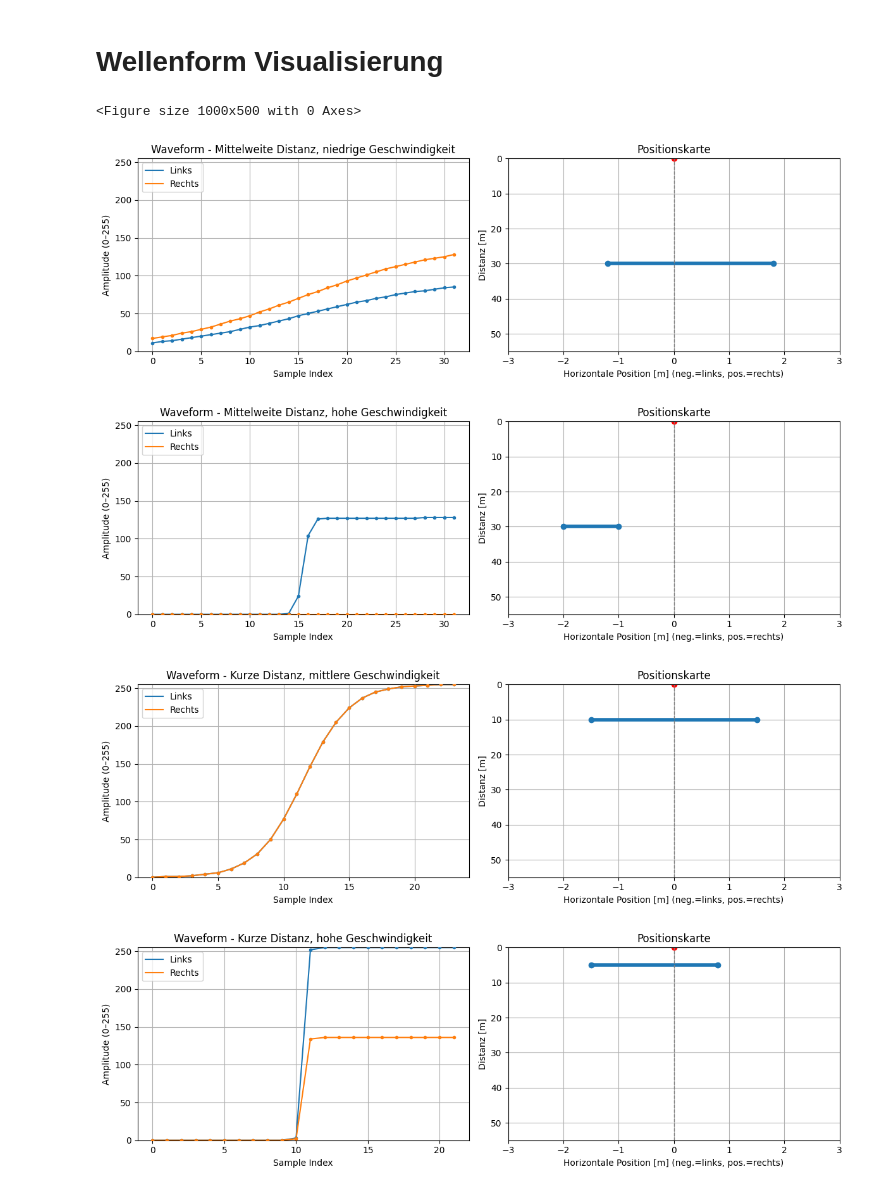
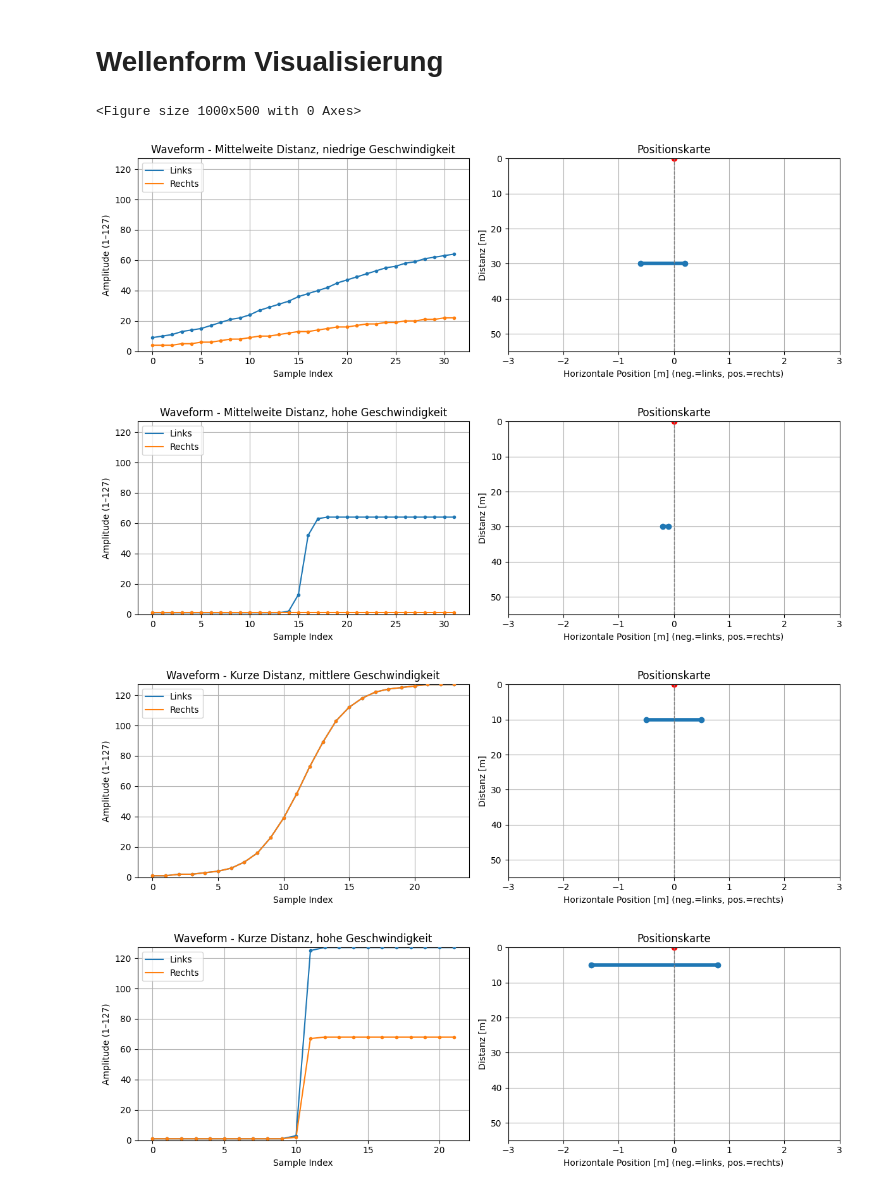
Before and after one commit to Fahradar/waveform, a Jupyter notebook: waveform_visualization.ipynb, the cells around one changed output. Saved outputs shown, nothing was run; the diff lists cells and outputs as text; code cells hidden in the pictures.

```diff
--- a/waveform_visualization.ipynb
+++ b/waveform_visualization.ipynb
@@ -76,11 +76,11 @@ def generate_waveform(x, y, speed):
 
     # Normalize to full 255 amplitude if y is close
     scaling = clampf((50.0 - y_clamped) / (50.0 - 10.0), 0.0, 1.0)
-    scale_255 = 255.0 * scaling / max_val
+    scale = 126 * scaling / max_val
 
     # Scale this shit
-    left_samples = [int(v * scale_255 + 0.5) for v in left_raw]
-    right_samples = [int(v * scale_255 + 0.5) for v in right_raw]
+    left_samples = [int(v * scale + 1.0 + 0.5) for v in left_raw]
+    right_samples = [int(v * scale + 1.0 + 0.5) for v in right_raw]
 
     return t_values, left_samples, right_samples
 
@@ -105,40 +105,40 @@ def plot_waveform_and_map(x, y, speed, label=None):
 
     sample_indices = list(range(len(t)))
 
     fig, axs = plt.subplots(1, 2, figsize=(12, 4))
 
     # Waveform plot
     axs[0].plot(sample_indices, left, label="Links")
     axs[0].plot(sample_indices, right, label="Rechts")
 
     # Add red 'x' markers at each sample
     axs[0].scatter(sample_indices, left, marker='.', zorder=3)
     axs[0].scatter(sample_indices, right, marker='.', zorder=3)
 
     axs[0].set_title(f"Waveform - {label or ''}")
     axs[0].set_xlabel("Sample Index")
-    axs[0].set_ylabel("Amplitude (0–255)")
+    axs[0].set_ylabel("Amplitude (1–127)")
     axs[0].legend()
-    axs[0].set_ylim(0, 255)
+    axs[0].set_ylim(0, 127)
     axs[0].grid(True)
     if label:
         axs[0].legend(loc="upper left")
 
     plot_map_view(axs[1], x, y, label=label)
 
     plt.tight_layout()
     plt.show()
 
 plt.figure(figsize=(10, 5))
 
-plot_waveform_and_map(x=[-1.2, 1.8], y=30, speed=10, label="Mittelweite Distanz, niedrige Geschwindigkeit")
-plot_waveform_and_map(x=[-2, -1], y=30, speed=50, label="Mittelweite Distanz, hohe Geschwindigkeit")
-plot_waveform_and_map(x=[-1.5, 1.5], y=10, speed=25, label="Kurze Distanz, mittlere Geschwindigkeit")
+plot_waveform_and_map(x=[-0.6, 0.2], y=30, speed=10, label="Mittelweite Distanz, niedrige Geschwindigkeit")
+plot_waveform_and_map(x=[-0.2, -0.1], y=30, speed=50, label="Mittelweite Distanz, hohe Geschwindigkeit")
+plot_waveform_and_map(x=[-0.5, 0.5], y=10, speed=25, label="Kurze Distanz, mittlere Geschwindigkeit")
 plot_waveform_and_map(x=[-1.5, 0.8], y=5, speed=59, label="Kurze Distanz, hohe Geschwindigkeit")
-plot_waveform_and_map(x=[-1, 1.8], y=40.5, speed=55.3, label="Große Distanz, hohe Geschwindigkeit") # In firmware hardcoded
+plot_waveform_and_map(x=[-0.2, 0.4], y=40.5, speed=55.3, label="Große Distanz, hohe Geschwindigkeit")
 # %% [output]
 <Figure size 1000x500 with 0 Axes>
-[figure, old version]
+[figure, new version]
-[figure, old version]
+[figure, new version]
-[figure, old version]
+[figure, new version]
-[figure, old version]
+[figure, new version]
```
Also changed, not shown: parts of 1 cell of this notebook.
